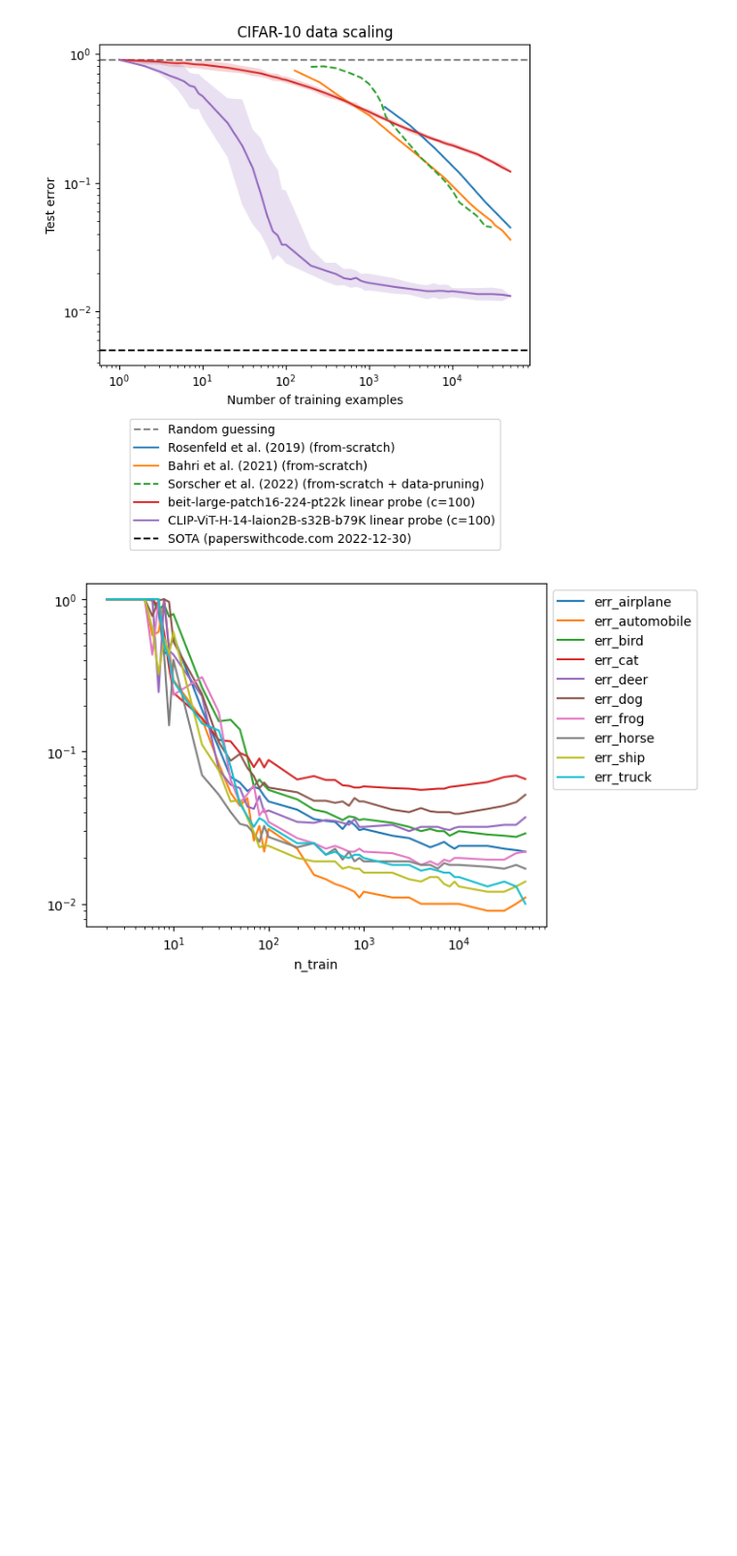
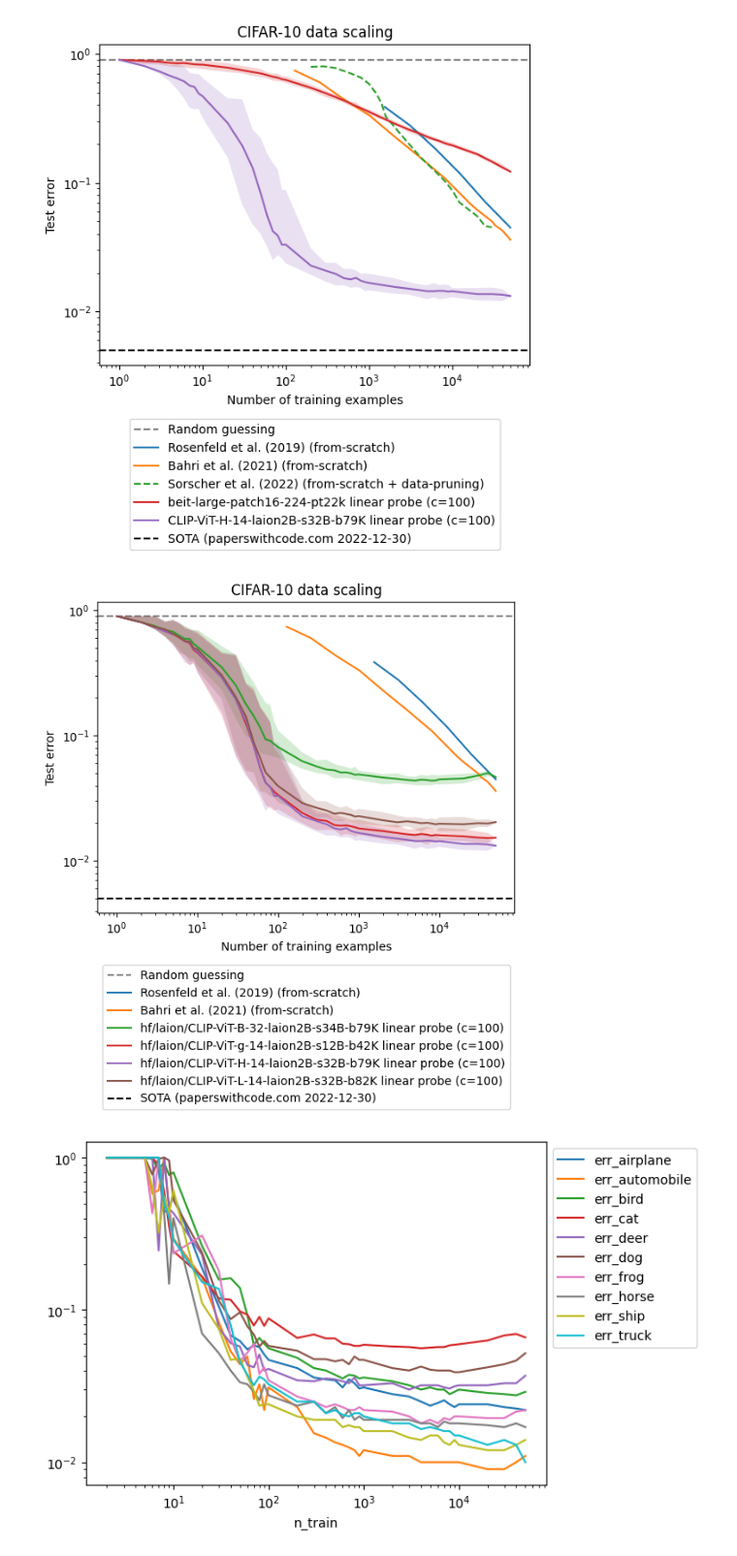
Before and after one commit to ed1d1a8d/scaling, a Jupyter notebook: notebooks/scaling-compare/cifar10.ipynb, the cells around one changed output. Shown at 97% size. Drawn from its saved outputs; the diff is of its cells as text; code cells hidden in the pictures; blank space fills up the shorter version.

```diff
--- a/notebooks/scaling-compare/cifar10.ipynb
+++ b/notebooks/scaling-compare/cifar10.ipynb
@@ -250,6 +267,66 @@ plt.legend(
 plt.show()
 # %% [output]
 [figure]
+# %%
+plt.axhline(
+    0.9,
+    color="k",
+    linestyle="--",
+    label="Random guessing",
+    zorder=-10,
+    alpha=0.5,
+)
+
+plt.plot(
+    df_rosenfeld.n_train,
+    df_rosenfeld.err,
+    label="Rosenfeld et al. (2019) (from-scratch) ",
+)
+plt.plot(
+    df_bahri.n_train, df_bahri.err, label="Bahri et al. (2021) (from-scratch)"
+)
+
+for embedder_id in (
+    "hf/laion/CLIP-ViT-B-32-laion2B-s34B-b79K",
+    "hf/laion/CLIP-ViT-g-14-laion2B-s12B-b42K",
+    "hf/laion/CLIP-ViT-H-14-laion2B-s32B-b79K",
+    "hf/laion/CLIP-ViT-L-14-laion2B-s32B-b82K",
+    # "openai/ViT-B/16",
+    # "openai/ViT-B/32",
+    # "openai/ViT-L/14",
+    # "openai/ViT-L/14@336px",
+):
+    plot_wandb_df(
+        df,
+        query=f"embedder_id == '{embedder_id}' & probe == 'linear' & per_class == False",
+        label=f"{embedder_id} linear probe (c=100)",
+    )
+
+# https://paperswithcode.com/sota/image-classification-on-cifar-10
+plt.axhline(
+    1 - 0.995,
+    color="k",
+    linestyle="--",
+    label="SOTA (paperswithcode.com 2022-12-30)",
+    zorder=-10,
+)
+
+plt.title(f"CIFAR-10 data scaling")
+
+plt.xscale("log")
+plt.yscale("log")
+plt.xlabel("Number of training examples")
+plt.ylabel(f"Test error")
+
+# Plot legend underneath plot
+plt.legend(
+    loc="upper center",
+    bbox_to_anchor=(0.5, -0.15),
+    ncol=1,
+)
+plt.show()
+# %% [output]
+[figure, added]
 # %%
 embedder_id = "openai/ViT-L/14"
 for i in range(10):
```
Also changed, not shown: parts of 3 cells of this notebook, 1 other file.
